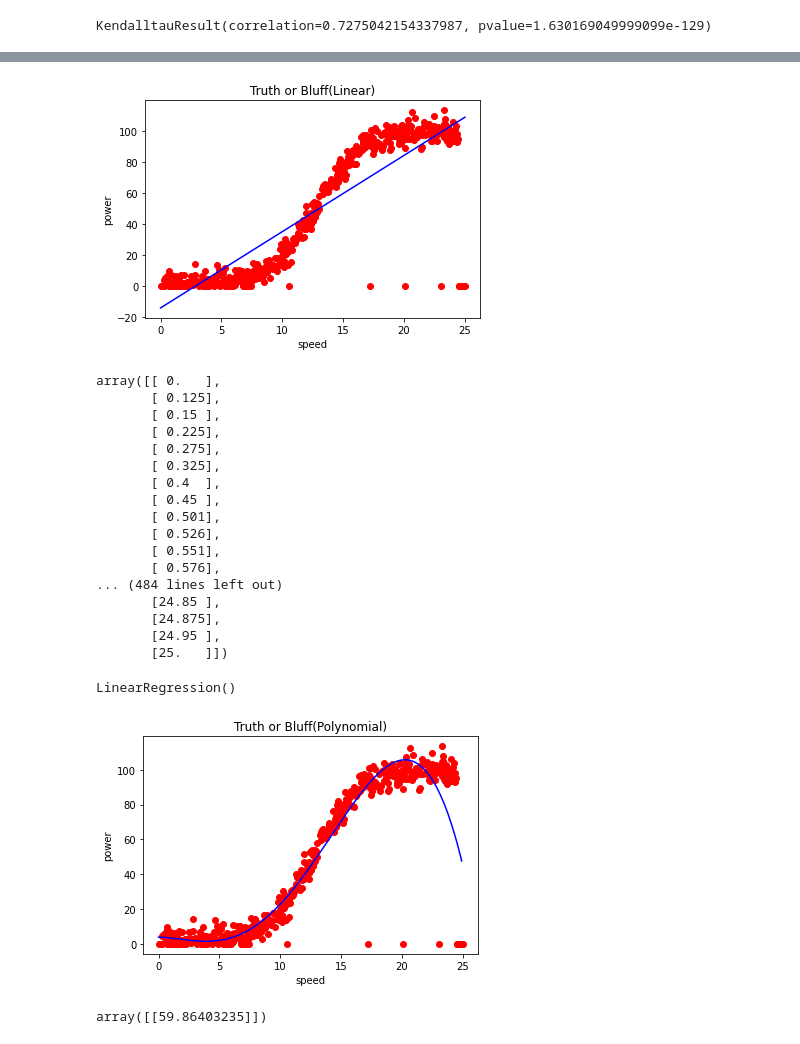
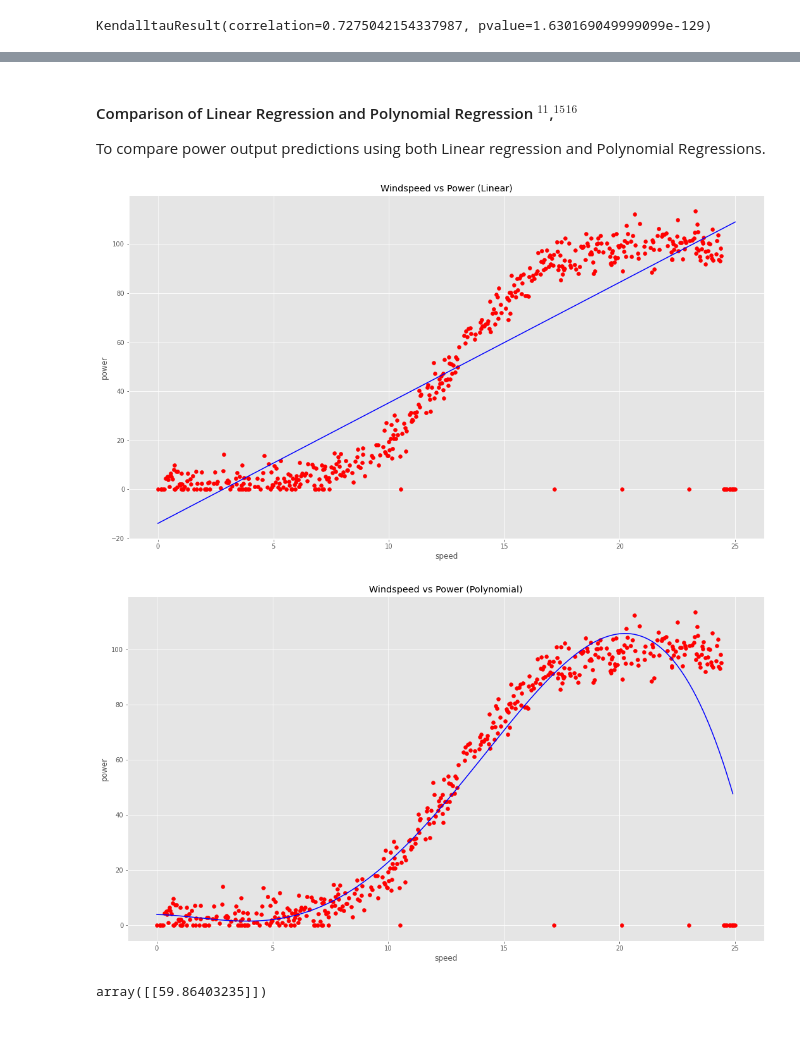
Before and after one commit to MichelleMoran431/Fundamentals-of-Data-Analysis-Project-2020, a Jupyter notebook: Project 2020.ipynb, the cells around one changed output, grey strips where cells are left out. Saved outputs shown, nothing was run; the diff lists cells and outputs as text; code cells hidden in the pictures.

```diff
--- a/Project 2020.ipynb
+++ b/Project 2020.ipynb
@@ -162,12 +191,14 @@ Import matplotlib.pyplot
 # %%
-import scipy.stats
 import matplotlib.pyplot as plt
 
 plt.scatter(dfpower.speed, dfpower.power)
 plt.title('Power vs. Wind speed')
-plt.xlabel('Speed')
-plt.ylabel('Power')
+plt.xlabel('Speed (m/s)')
+plt.ylabel('Power (kW)')
 plt.show()
 
-plt.figure(figsize=(20,10))
+plt.style.use("ggplot")
+
+# Bigger plots.
+plt.rcParams["figure.figsize"] = (18,10)
 # %% [output]
@@ -364,77 +494,62 @@ r2_score(y, predict(x))
+# %% [markdown]
+#### Comparison of Linear Regression and Polynomial Regression  $^{11}$,$^{15}$$^{16}$
+
+To compare power output predictions using both Linear regression and Polynomial Regressions.
 # %%
+# Import necessary libraries
+
 import numpy as np
 from sklearn.linear_model import LinearRegression
 from sklearn.preprocessing import PolynomialFeatures
 import pandas as pd
 
 import matplotlib.pyplot as plt
 
+
+#import dataset
 dfpower =pd.read_csv("https://raw.githubusercontent.com/ianmcloughlin/2020A-machstat-project/master/dataset/powerproduction.csv")
 
 x = dfpower.speed
 y = dfpower.power
 
+#reshape() is used to convert from 1-D to 2-D
 x = x.values.reshape(-1, 1)
 y = y.values.reshape(-1, 1)
 
-regressor = LinearRegression()
-regressor.fit(x,y) #actually produces the linear eqn for the data
+#fitting the linear regression model to the dfpower
+lin_reg = LinearRegression()
+lin_reg.fit(x,y)
 
-
+# visualising the linear regression model
 plt.scatter(x,y, color='red')
 plt.plot(x, lin_reg.predict(x),color='blue')
-plt.title("Truth or Bluff(Linear)")
+plt.title("Windspeed vs Power (Linear)")
 plt.xlabel('speed')
 plt.ylabel('power')
 plt.show()
 # %% [output]
-[figure, old version]
+[figure, new version]
-# %%
-from sklearn.preprocessing import PolynomialFeatures
-poly_reg = PolynomialFeatures(degree=2)
-x_poly = poly_reg.fit_transform(x)
-x
-# %% [output]
-array([[ 0.   ],
-       [ 0.125],
-       [ 0.15 ],
-       [ 0.225],
-       [ 0.275],
-       [ 0.325],
-       [ 0.4  ],
-       [ 0.45 ],
-       [ 0.501],
-       [ 0.526],
-       [ 0.551],
-       [ 0.576],
-... (484 lines left out)
-       [24.85 ],
-       [24.875],
-       [24.95 ],
-       [25.   ]])
-# %%
-lin_reg2 = LinearRegression()
-lin_reg2.fit(x_poly,y)
-# %% [output]
-LinearRegression()
 # %%
 from sklearn.preprocessing import PolynomialFeatures
 poly_reg = PolynomialFeatures(degree=4)
 x_poly = poly_reg.fit_transform(x)
+
 lin_reg2 = LinearRegression()
 lin_reg2.fit(x_poly,y)
 
+
+# Visualising the regression results( for higher resolution and smoother curve)
 x_grid = np.arange(min(x),max(x),0.1)
 x_grid = x_grid.reshape(len(x_grid),1)
-plt.scatter(x,y, color='red')
+plt.scatter(x,y, color='red') # original values
 
-plt.plot(x_grid, lin_reg2.predict(poly_reg.fit_transform(x_grid)),color='blue')
+plt.plot(x_grid, lin_reg2.predict(poly_reg.fit_transform(x_grid)),color='blue') # using the original x values and the predicted y values ( from the transformed x values)
 
-plt.title("Truth or Bluff(Polynomial)")
+plt.title("Windspeed vs Power (Polynomial)")
 plt.xlabel('speed')
 plt.ylabel('power')
 plt.show()
 # %% [output]
-[figure, old version]
+[figure, new version]
 # %%
 #predictions :
```
Also changed, not shown: parts of 41 cells of this notebook, 7 other files.
